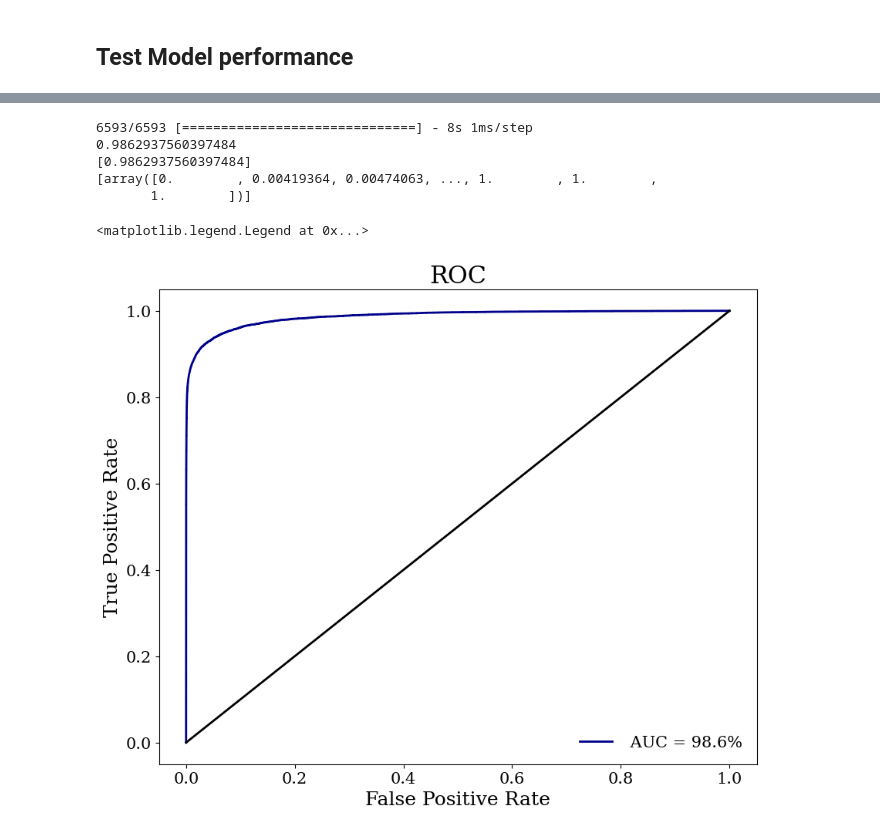
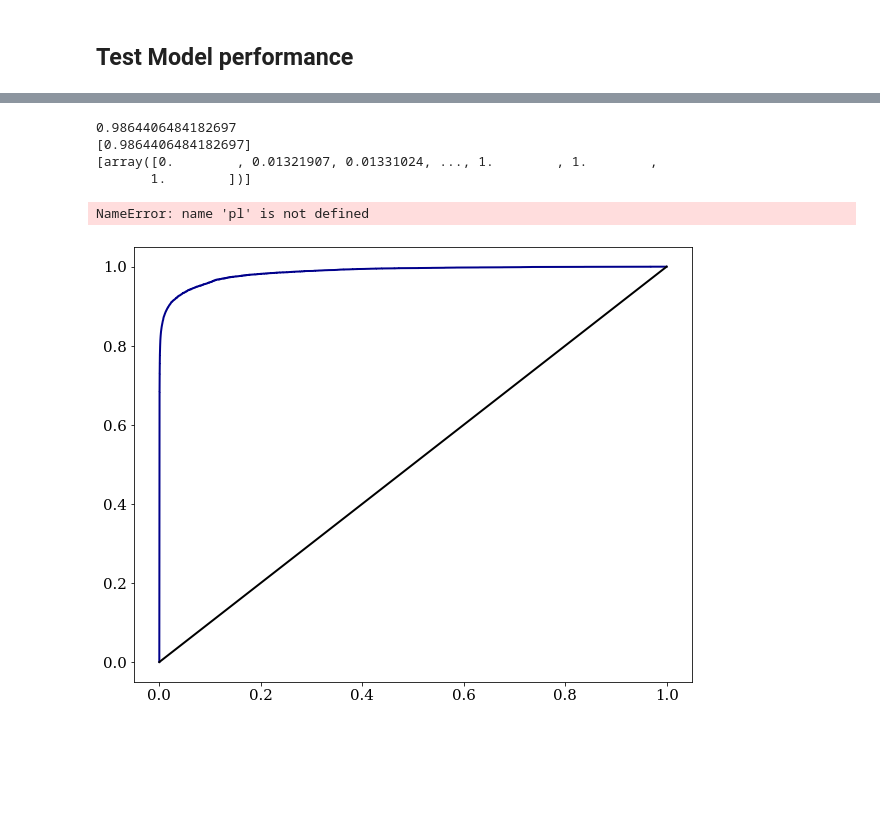
Before and after one commit to ATLAS-ExoticsML/MLTutorial2022, a Jupyter notebook: notebooks/superviser_classifier.ipynb, the cells around one changed output, grey strips where cells are left out. Drawn from its saved outputs; the diff is of its cells as text; code cells hidden in the pictures; blank space fills up the shorter version.

```diff
--- a/notebooks/superviser_classifier.ipynb
+++ b/notebooks/superviser_classifier.ipynb
@@ -33,7 +27,7 @@ SetStyle()
 # %% [markdown]
 ## Load background dataset
 # %%
-dataset_folder = "/global/cscratch1/sd/elham/atlas-ml-training/anomaly_detection/"
+dataset_folder = "/eos/atlas/atlascerngroupdisk/phys-exotics/hqt/mltutorial2022/"
 bkg_file = 'BKG_dataset.h5'
 # %%
 # make sure input data has correct input shape - background training data
@@ -167,7 +162,7 @@ Epoch 70: val_loss did not improve from 0.05070
 # %% [markdown]
 ## Test Model performance
 # %%
-trained_model = tf.keras.models.load_model('/global/homes/e/elham/anomaly_detection/ADC2021_challenge/models/classifier.h5')
+trained_model = tf.keras.models.load_model('classifier.h5')
 
 y_pred = trained_model.predict(X_test)
 y_pred = y_pred.reshape(-1,)
@@ -198,32 +191,32 @@ plt.legend(frameon=False,fontsize=20)
 # %%
 auc_list = []
 tpr_list = []
 fpr_list = []
 y_pred = trained_model.predict(X_test)
 fpr, tpr, thresholds = roc_curve(y_test, y_pred)
 auc_value = auc(fpr,tpr)
 auc_list.append(auc_value)
 fpr_list.append(fpr)
 tpr_list.append(tpr)
 
 fig = plt.figure(figsize=(10, 8))
 plt.plot(fpr, tpr,label=' AUC = %.1f%%'%(auc_value*100.), linewidth=2, color="darkblue")
 plt.plot([0, 1], [0, 1], 'k-')
 print(auc_value)
 print(auc_list)
 print(tpr_list)
+pl|t.semilogy()
 plt.xlabel('False Positive Rate')
 plt.ylabel('True Positive Rate')
 plt.title('ROC')
 plt.legend(loc='lower right')
 # %% [output]
-6593/6593 [==============================] - 8s 1ms/step
-0.9862937560397484
-[0.9862937560397484]
-[array([0.        , 0.00419364, 0.00474063, ..., 1.        , 1.        ,
+0.9864406484182697
+[0.9864406484182697]
+[array([0.        , 0.01321907, 0.01331024, ..., 1.        , 1.        ,
        1.        ])]
-<matplotlib.legend.Legend at 0x...>
+NameError: name 'pl' is not defined
-[figure, old version]
+[figure, new version]
 # %%
 plt.figure(figsize=(10,8))
 plt.plot(tpr_list[0], tpr_list[0]/np.sqrt((fpr_list[0])), label='Background vs Signal', linewidth=2, color="crimson")
```
Also changed, not shown: parts of 7 cells of this notebook, 1 other file.
